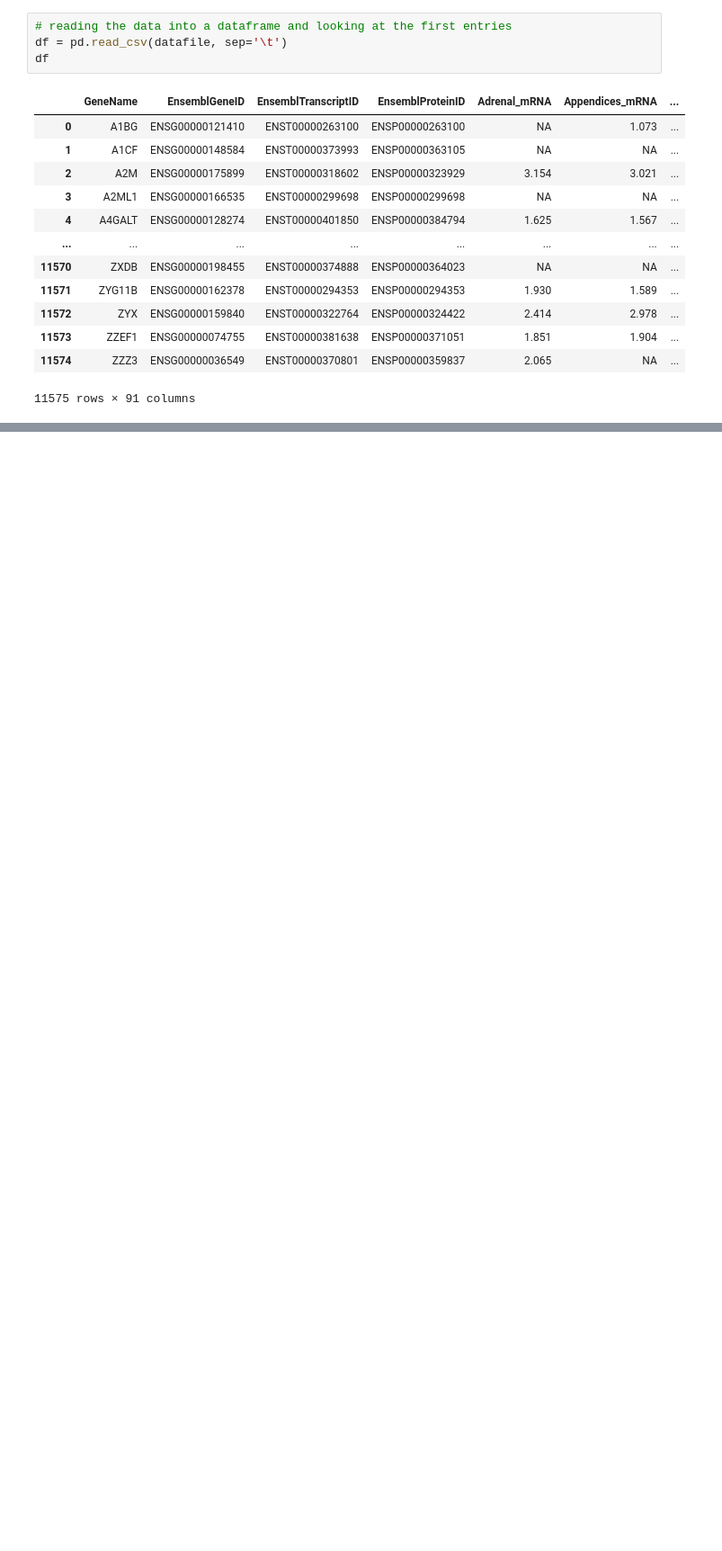
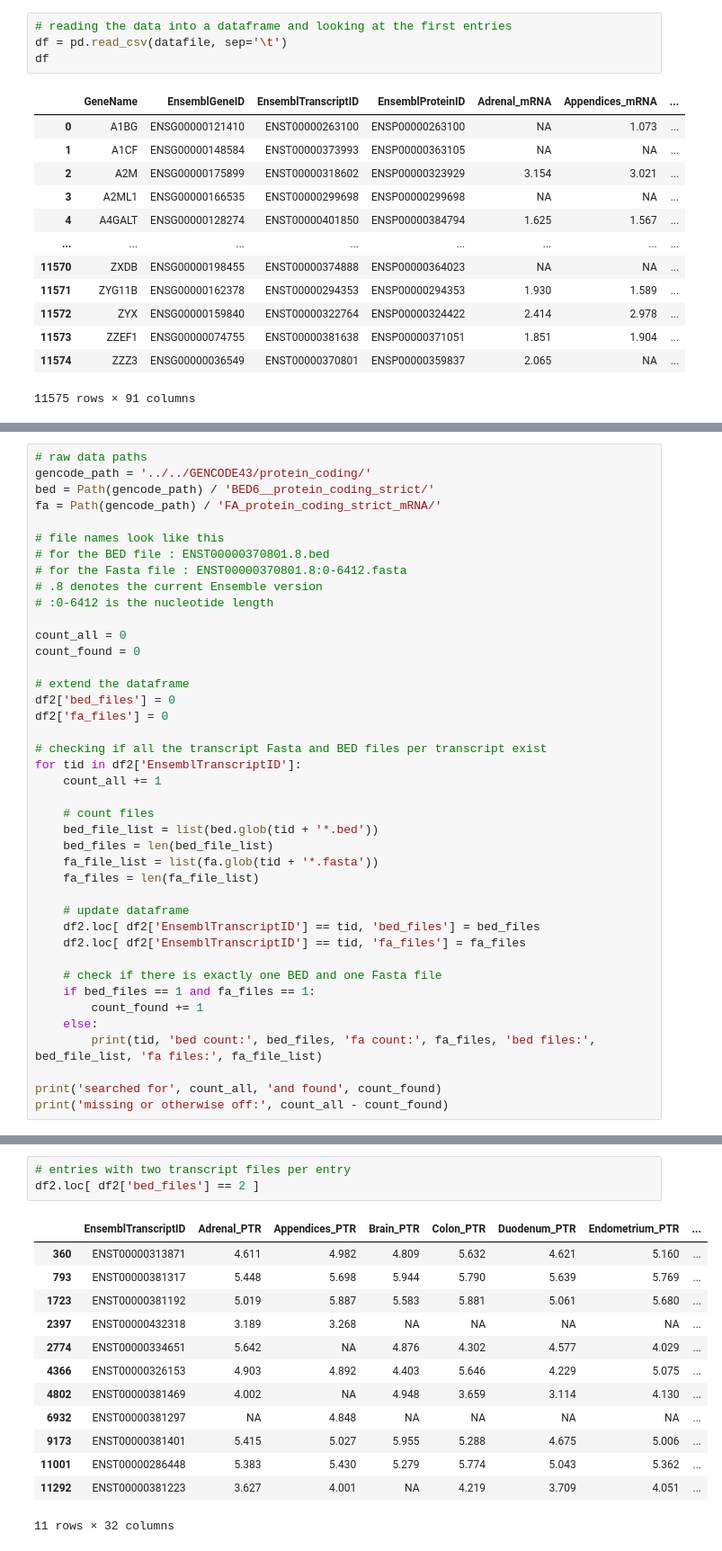
Before and after one commit to bleuchien/PTR-augur, a Jupyter notebook: notebooks/data_preprocessing.ipynb, the cells around one changed output, grey strips where cells are left out. Shown at 90% size. Saved outputs shown, nothing was run; the diff lists cells and outputs as text; blank space fills up the shorter version.

```diff
--- a/notebooks/data_preprocessing.ipynb
+++ b/notebooks/data_preprocessing.ipynb
@@ -50,0 +98,41 @@ Urinarybladder_PTR
+# %%
+# raw data paths
+gencode_path = '../../GENCODE43/protein_coding/'
+bed = Path(gencode_path) / 'BED6__protein_coding_strict/'
+fa = Path(gencode_path) / 'FA_protein_coding_strict_mRNA/'
+
+# file names look like this
+# for the BED file : ENST00000370801.8.bed
+# for the Fasta file : ENST00000370801.8:0-6412.fasta
+# .8 denotes the current Ensemble version
+# :0-6412 is the nucleotide length
+
+count_all = 0
+count_found = 0
+
+# extend the dataframe
+df2['bed_files'] = 0
+df2['fa_files'] = 0
+
+# checking if all the transcript Fasta and BED files per transcript exist
+for tid in df2['EnsemblTranscriptID']:
+    count_all += 1
+
+    # count files
+    bed_file_list = list(bed.glob(tid + '*.bed'))
+    bed_files = len(bed_file_list)
+    fa_file_list = list(fa.glob(tid + '*.fasta'))
+    fa_files = len(fa_file_list)
+
+    # update dataframe
+    df2.loc[ df2['EnsemblTranscriptID'] == tid, 'bed_files'] = bed_files
+    df2.loc[ df2['EnsemblTranscriptID'] == tid, 'fa_files'] = fa_files
+
+    # check if there is exactly one BED and one Fasta file
+    if bed_files == 1 and fa_files == 1:
+        count_found += 1
+    else:
+        print(tid, 'bed count:', bed_files, 'fa count:', fa_files, 'bed files:', bed_file_list, 'fa files:', fa_file_list)
+
+print('searched for', count_all, 'and found', count_found)
+print('missing or otherwise off:', count_all - count_found)
@@ -50,0 +157,17 @@ Urinarybladder_PTR
+# %%
+# entries with two transcript files per entry
+df2.loc[ df2['bed_files'] == 2 ]
+# %% [output]
+|  | EnsemblTranscriptID | Adrenal_PTR | Appendices_PTR | Brain_PTR | Colon_PTR | Duodenum_PTR | Endometrium_PTR | ... |
+| 360 | ENST00000313871 | 4.611 | 4.982 | 4.809 | 5.632 | 4.621 | 5.160 | ... |
+| 793 | ENST00000381317 | 5.448 | 5.698 | 5.944 | 5.790 | 5.639 | 5.769 | ... |
+| 1723 | ENST00000381192 | 5.019 | 5.887 | 5.583 | 5.881 | 5.061 | 5.680 | ... |
+| 2397 | ENST00000432318 | 3.189 | 3.268 | NA | NA | NA | NA | ... |
+| 2774 | ENST00000334651 | 5.642 | NA | 4.876 | 4.302 | 4.577 | 4.029 | ... |
+| 4366 | ENST00000326153 | 4.903 | 4.892 | 4.403 | 5.646 | 4.229 | 5.075 | ... |
+| 4802 | ENST00000381469 | 4.002 | NA | 4.948 | 3.659 | 3.114 | 4.130 | ... |
+| 6932 | ENST00000381297 | NA | 4.848 | NA | NA | NA | NA | ... |
+| 9173 | ENST00000381401 | 5.415 | 5.027 | 5.955 | 5.288 | 4.675 | 5.006 | ... |
+| 11001 | ENST00000286448 | 5.383 | 5.430 | 5.279 | 5.774 | 5.043 | 5.362 | ... |
+| 11292 | ENST00000381223 | 3.627 | 4.001 | NA | 4.219 | 3.709 | 4.051 | ... |
+11 rows × 32 columns
```
Also changed, not shown: parts of 22 cells of this notebook.
